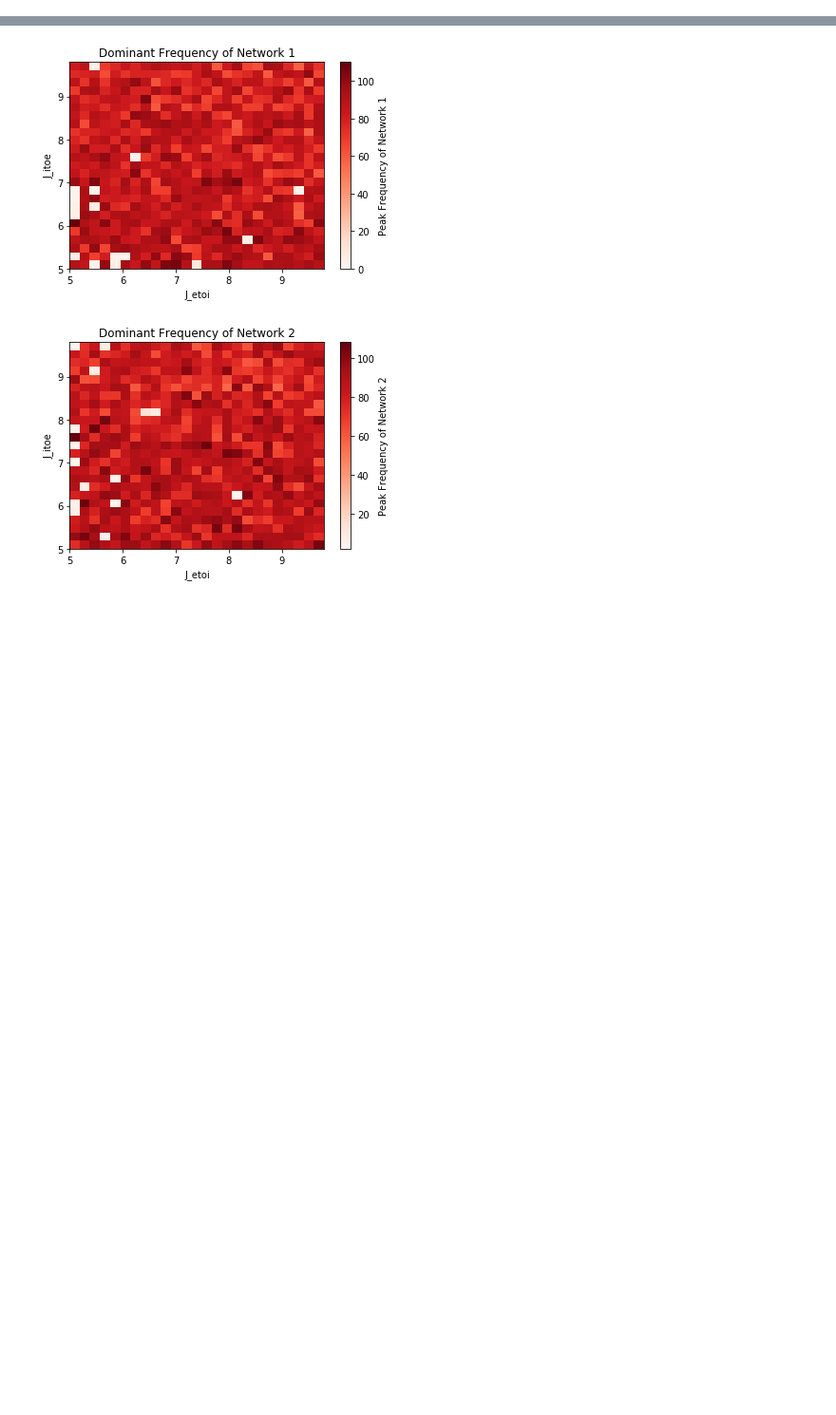
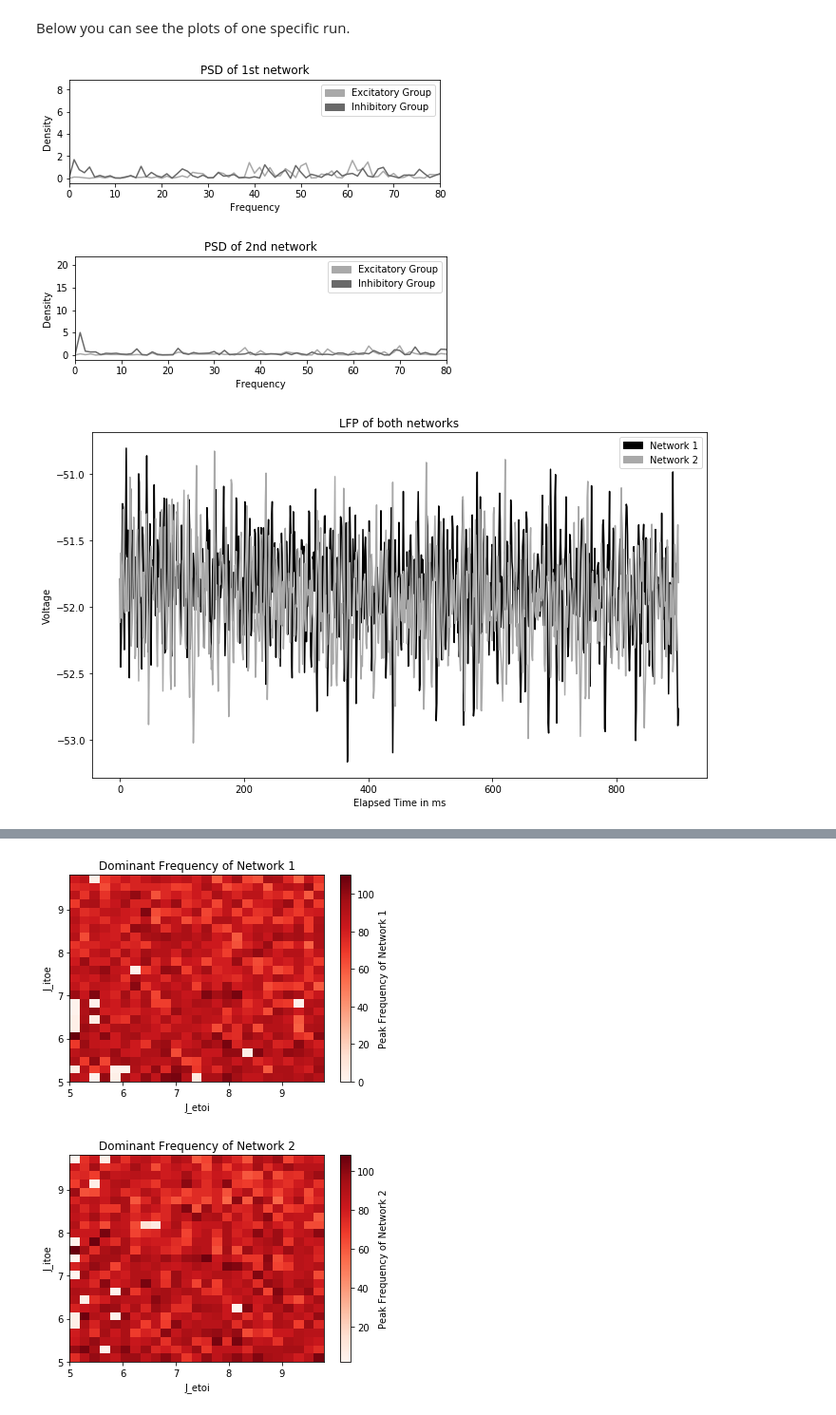
Before and after one commit to ChristophMetzner/Synchronization-by-Uncorrelated-Noise, a Jupyter notebook: notebooks/coupled_network_exploration.ipynb, the cells around one changed output, grey strips where cells are left out. Shown at 95% size. Drawn from its saved outputs; the diff is of its cells as text; code cells hidden in the pictures; blank space fills up the shorter version.

Commit message:
Update results

```diff
--- a/notebooks/coupled_network_exploration.ipynb
+++ b/notebooks/coupled_network_exploration.ipynb
@@ -52,0 +50,8 @@ plots.plot_results(ex.results[50])
+# %% [markdown]
+Below you can see the plots of one specific run.
+# %%
+plots.plot_results(ex.results[121])
+# %% [output]
+[figure, added]
+[figure, added]
+[figure, added]
```
Also changed, not shown: parts of 8 cells of this notebook, 1 other file.
